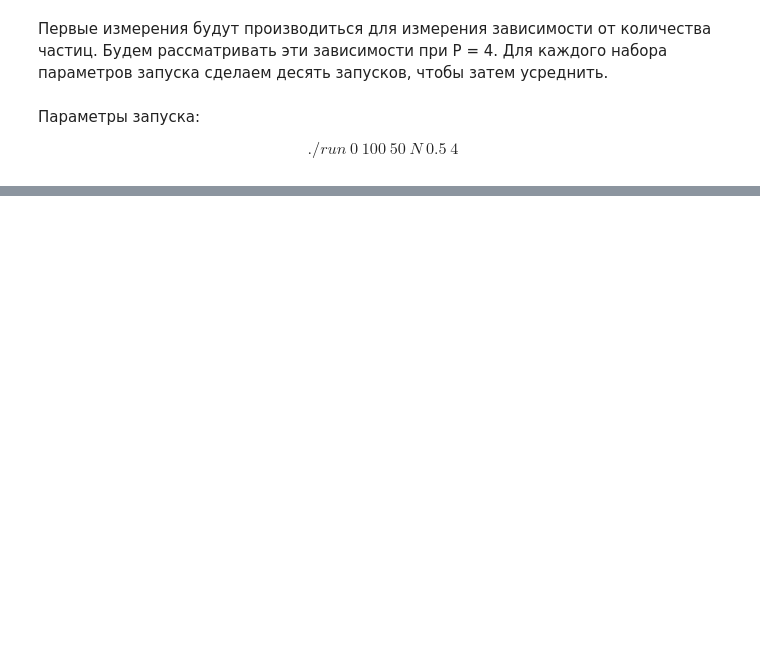
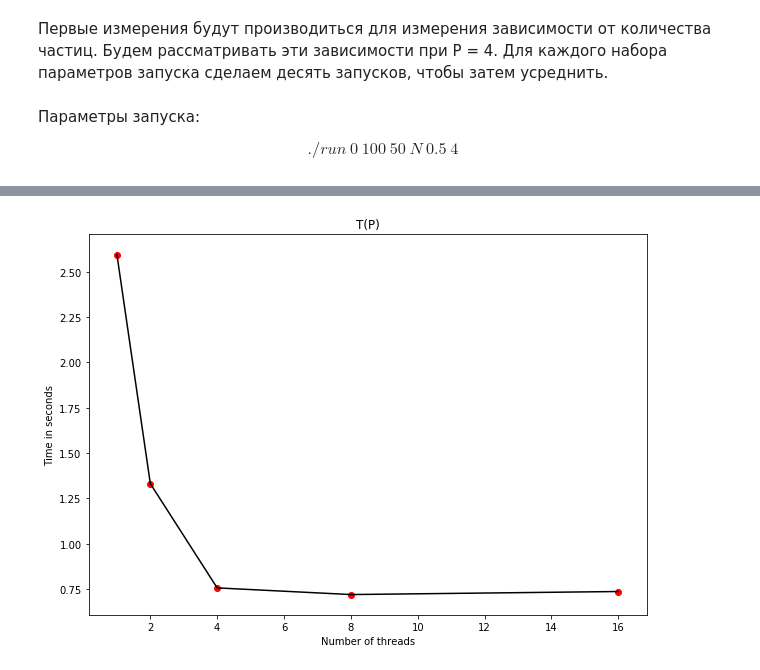
Before and after one commit to svinkapeppa/5-term, a Jupyter notebook: parallels/task_1/Graph.ipynb, the cells around one changed output, grey strips where cells are left out. Saved outputs shown, nothing was run; the diff lists cells and outputs as text; code cells hidden in the pictures; blank space fills up the shorter version.

```diff
--- a/parallels/task_1/Graph.ipynb
+++ b/parallels/task_1/Graph.ipynb
@@ -47,0 +113,32 @@ plt.show()
+# %%
+P_2 = 2
+T_2 = [1.3297, 1.3732, 1.2609, 1.3409, 1.2796,
+       1.3382, 1.3609, 1.3989, 1.2753, 1.3527]
+t_2 = np.mean(T_2)
+# %%
+P_3 = 4
+T_3 = [0.7254, 0.7353, 0.7327, 0.7808, 0.7357,
+       0.7554, 0.7984, 0.7743, 0.7751, 0.7518]
+t_3 = np.mean(T_3)
+# %%
+P_4 = 8
+T_4 = [0.7238, 0.722, 0.7235, 0.7272, 0.7153,
+       0.6872, 0.7432, 0.6992, 0.7297, 0.7266]
+t_4 = np.mean(T_4)
+# %%
+P_5 = 16
+T_5 = [0.7179, 0.7878, 0.6899, 0.7044, 0.7034,
+       0.7655, 0.7956, 0.7292, 0.7248, 0.7467]
+t_5 = np.mean(T_5)
+# %%
+x = [P_1, P_2, P_3, P_4, P_5]
+y = [t_1, t_2, t_3, t_4, t_5]
+plt.figure(figsize=(10,7))
+plt.plot(x, y, "black")
+plt.scatter(x, y, c='red')
+plt.xlabel("Number of threads")
+plt.ylabel("Time in seconds")
+plt.title("T(P)")
+plt.show()
+# %% [output]
+[figure, added]
```
Also changed, not shown: parts of 16 cells of this notebook, 1 other file.
